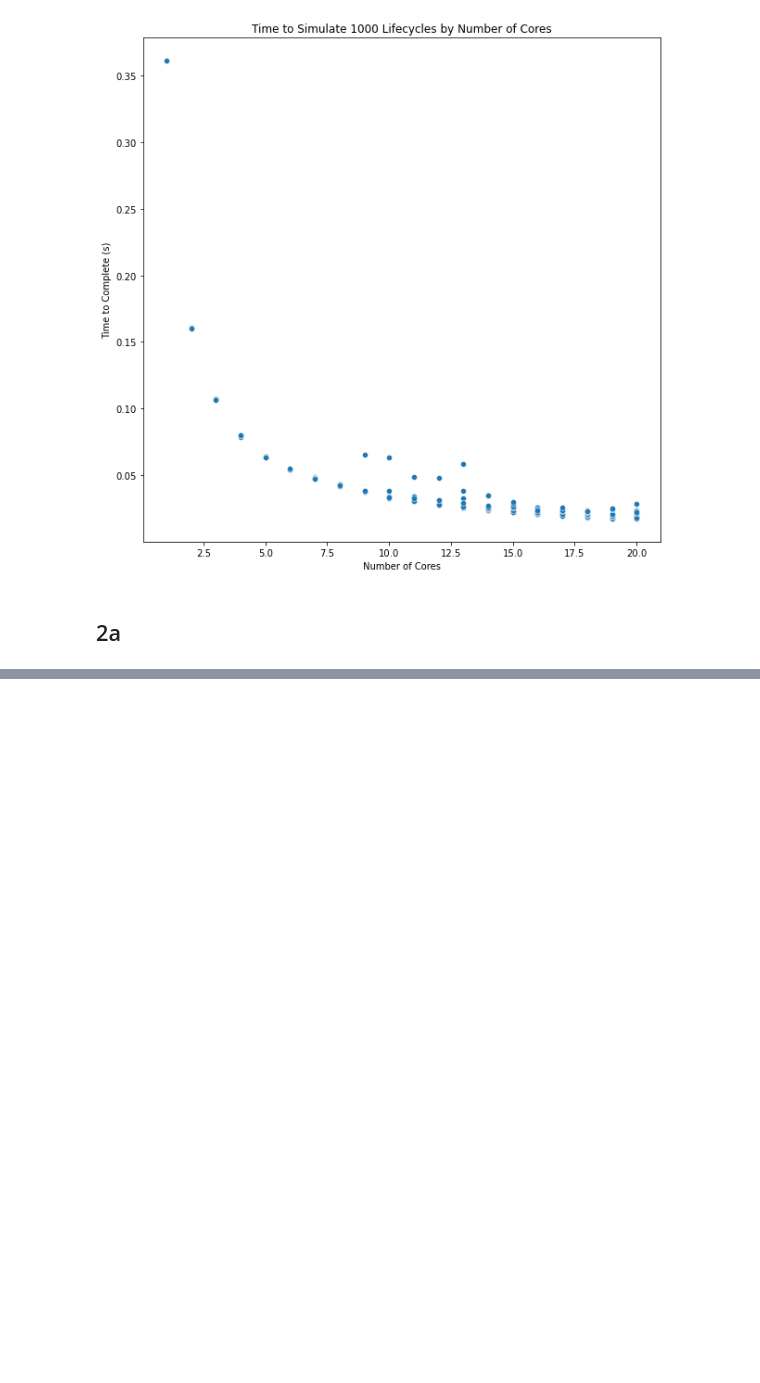
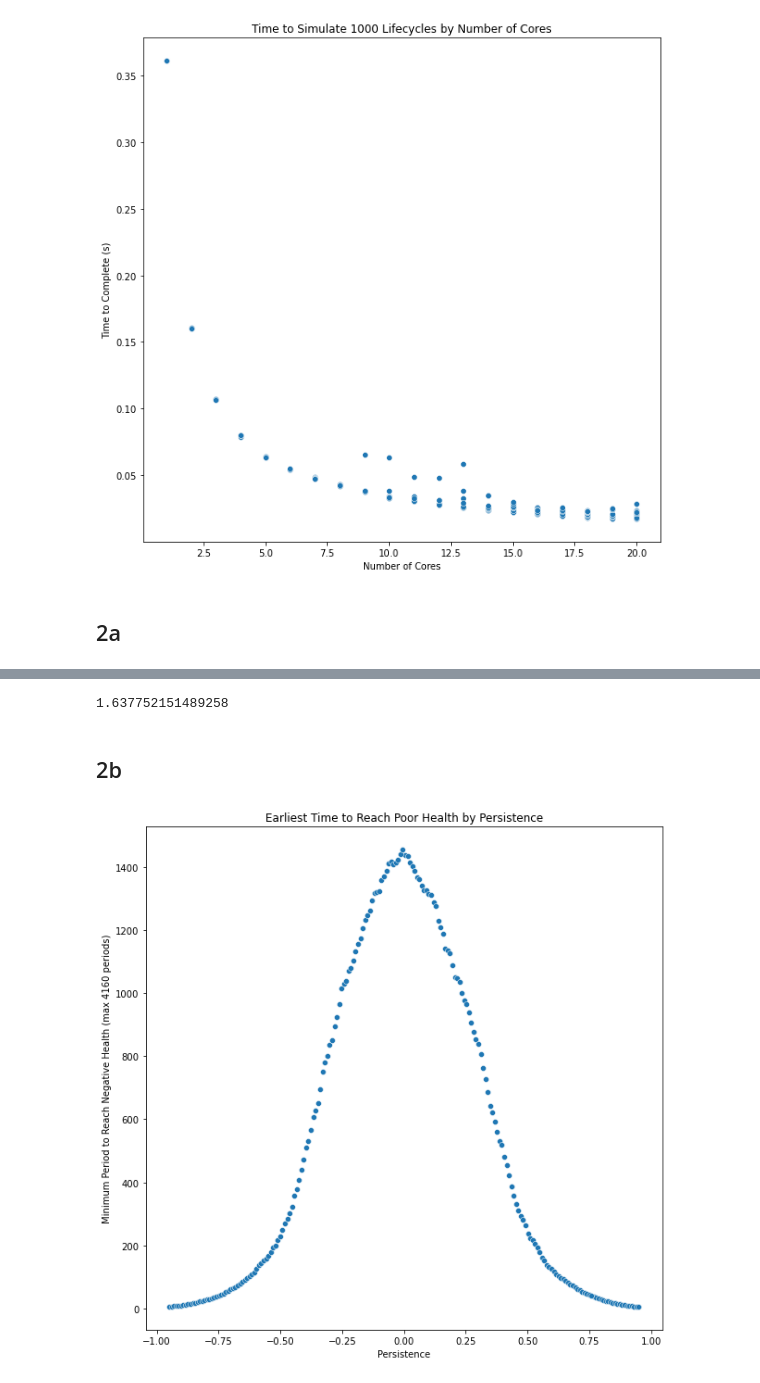
Before and after one commit to natalie-ayers/assignment-1-large-scale, a Jupyter notebook: assignment_1_assoc_tasks.ipynb, the cells around one changed output, grey strips where cells are left out. Drawn from its saved outputs; the diff is of its cells as text; code cells hidden in the pictures; blank space fills up the shorter version.

```diff
--- a/assignment_1_assoc_tasks.ipynb
+++ b/assignment_1_assoc_tasks.ipynb
@@ -28,4 +29,5 @@ plt.savefig('simtime_cores.png',dpi=200)
 # %% [markdown]
 ## 2a
 # %%
-rho_sims = pd.read_csv('mpi_rho_tests_numbacc.out', sep=' ', names=['rank','size','num_lives (S)','time_elapsed','rho_mat'])
+rho_sims = pd.read_csv('mpi_rho_tests_numbacc.out',names=['temp'])
+rho_sims
@@ -31,0 +48,4 @@ rho_sims = pd.read_csv('mpi_rho_tests_numbacc.out', sep=' ', names=['rank','size
+# %%
+rho_poor_health_min_times = pd.DataFrame(columns=['rho','min_poor_health_period'])
+core_details = pd.DataFrame(columns=['rank','size','num_lives','time_elapsed'])
+core_details
@@ -31,0 +54,22 @@ rho_sims = pd.read_csv('mpi_rho_tests_numbacc.out', sep=' ', names=['rank','size
+# %%
+for idx, row in rho_sims.iterrows():
+    row = row[0].strip()
+    if row[0] == '[':
+        vals = row.strip('[').strip(']')
+        vals = vals.split()
+        #print(vals)
+        rho = float(vals[0].strip())
+        period = float(vals[1].strip())
+        vals_df = pd.DataFrame({'rho':rho, 'min_poor_health_period':period},index=[idx])
+        #print(vals_df)
+        rho_poor_health_min_times = rho_poor_health_min_times.append(vals_df)
+    else:
+        vals = row.split()
+        print(vals)
+        rank = int(vals[0])
+        size = int(vals[1])
+        num_lives = int(vals[2])
+        time_elapsed = float(vals[3])
+        vals_df = pd.DataFrame({'rank':rank, 'size':size, 'num_lives':num_lives,\
+            'time_elapsed':time_elapsed}, index=[idx])
+        core_details = core_details.append(vals_df)
@@ -31,0 +117,17 @@ rho_sims = pd.read_csv('mpi_rho_tests_numbacc.out', sep=' ', names=['rank','size
+# %%
+np.mean(core_details['time_elapsed'])
+# %% [output]
+1.637752151489258
+# %% [markdown]
+## 2b
+# %%
+f, ax = plt.subplots(1,1,figsize=(10,10))
+
+sns.scatterplot(x=rho_poor_health_min_times['rho'],y=rho_poor_health_min_times['min_poor_health_period'])
+plt.ylabel('Minimum Period to Reach Negative Health (max 4160 periods)')
+plt.xlabel('Persistence')
+plt.title('Earliest Time to Reach Poor Health by Persistence')
+
+plt.savefig('rho_tests.png',dpi=200)
+# %% [output]
+[figure, added]
```
Also changed, not shown: parts of 7 cells of this notebook, 4 other files.
